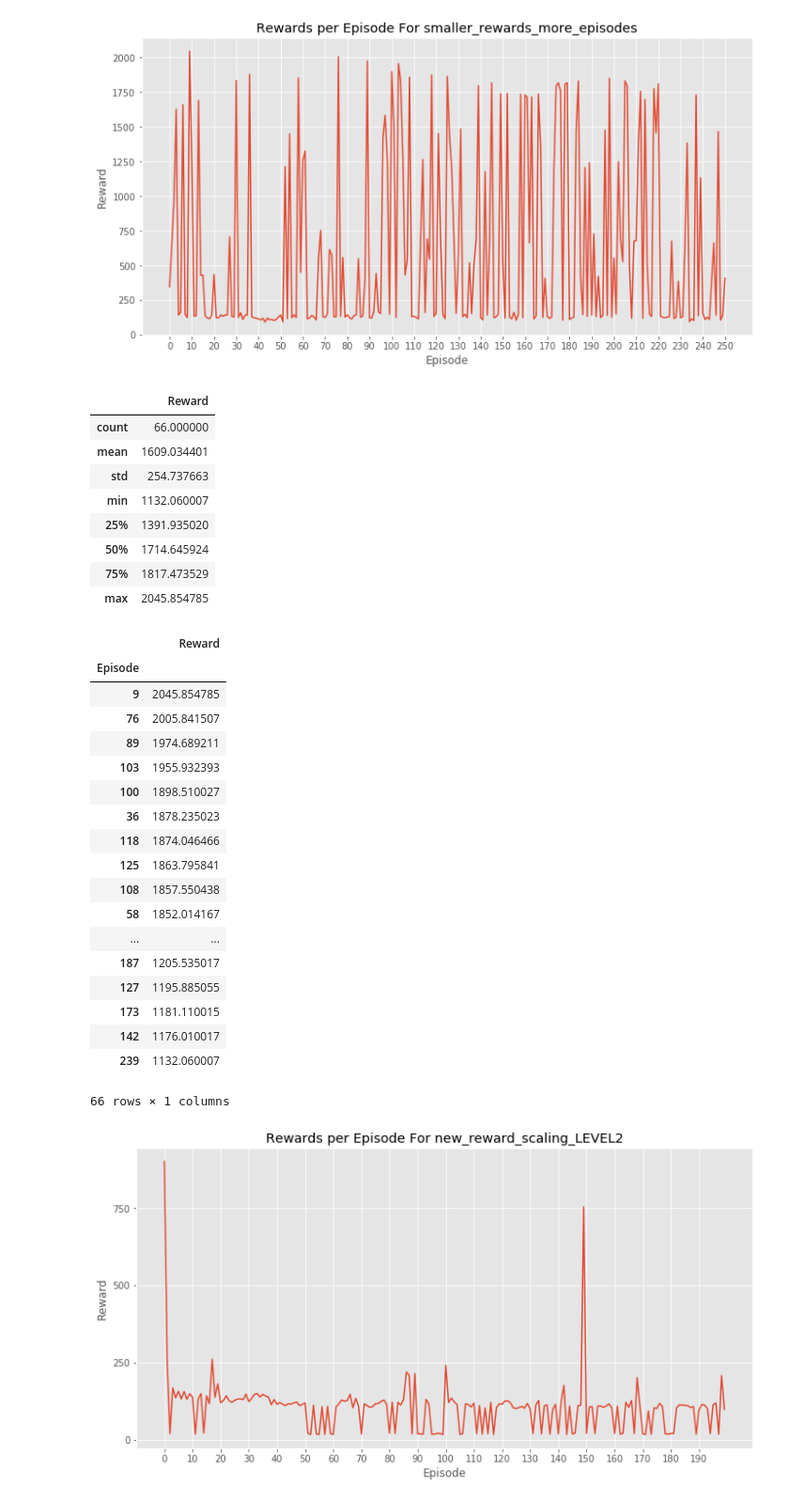
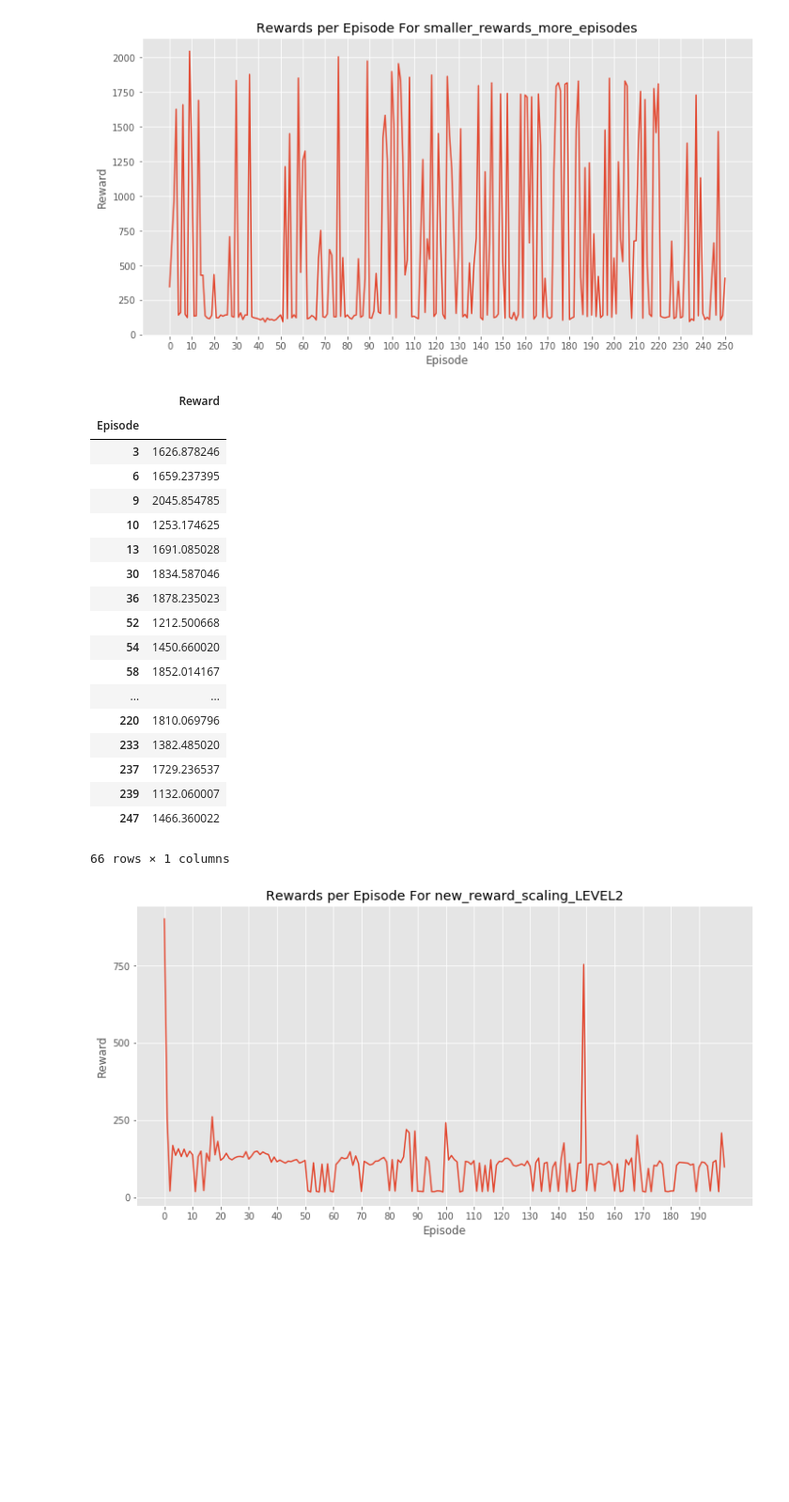
Before and after one commit to NJacobsohn/Your-Learning-is-in-Another-Castle, a Jupyter notebook: notebooks/plotting_and_visualization.ipynb, the cells around one changed output. Shown: that part at 94% size. Cells and saved outputs as stored; diff of their text form; code cells hidden in the pictures; blank space fills up the shorter version.

```diff
--- a/notebooks/plotting_and_visualization.ipynb
+++ b/notebooks/plotting_and_visualization.ipynb
@@ -99,42 +76,30 @@ learning_movies/mr_mario_himself_cnn/SuperMarioWorld-Snes-Start-000086.bk2 + lea
 # %%
-project = "smaller_rewards_more_episodes"
+project_test = "smaller_rewards_more_episodes"
 fig, ax = plt.subplots(figsize=(12, 6))
-plot_rewards(project, ax)
+plot_rewards(project_test, ax)
 # %% [output]
 [figure]
 # %%
-smallrew = good_episodes(project, 1000)
-smallrew.describe()
+smallrew = good_episodes(project_test, 1000)
+smallrew
 # %% [output]
 |  | Reward |
-| count | 66.000000 |
-| mean | 1609.034401 |
-| std | 254.737663 |
-| min | 1132.060007 |
-| 25% | 1391.935020 |
-| 50% | 1714.645924 |
-| 75% | 1817.473529 |
-| max | 2045.854785 |
+| Episode |  |
+| 3 | 1626.878246 |
+| 6 | 1659.237395 |
+| 9 | 2045.854785 |
+| 10 | 1253.174625 |
+| 13 | 1691.085028 |
+| 30 | 1834.587046 |
+| 36 | 1878.235023 |
+| 52 | 1212.500668 |
+| 54 | 1450.660020 |
+| 58 | 1852.014167 |
+| ... | ... |
+| 220 | 1810.069796 |
+| 233 | 1382.485020 |
+| 237 | 1729.236537 |
+| 239 | 1132.060007 |
+| 247 | 1466.360022 |
+66 rows × 1 columns
-# %%
-smallrew.sort_values("Reward", ascending=False)
-# %% [output]
-|  | Reward |
-| Episode |  |
-| 9 | 2045.854785 |
-| 76 | 2005.841507 |
-| 89 | 1974.689211 |
-| 103 | 1955.932393 |
-| 100 | 1898.510027 |
-| 36 | 1878.235023 |
-| 118 | 1874.046466 |
-| 125 | 1863.795841 |
-| 108 | 1857.550438 |
-| 58 | 1852.014167 |
-| ... | ... |
-| 187 | 1205.535017 |
-| 127 | 1195.885055 |
-| 173 | 1181.110015 |
-| 142 | 1176.010017 |
-| 239 | 1132.060007 |
-66 rows × 1 columns
 # %%
```
Also changed, not shown: parts of 5 cells of this notebook.
